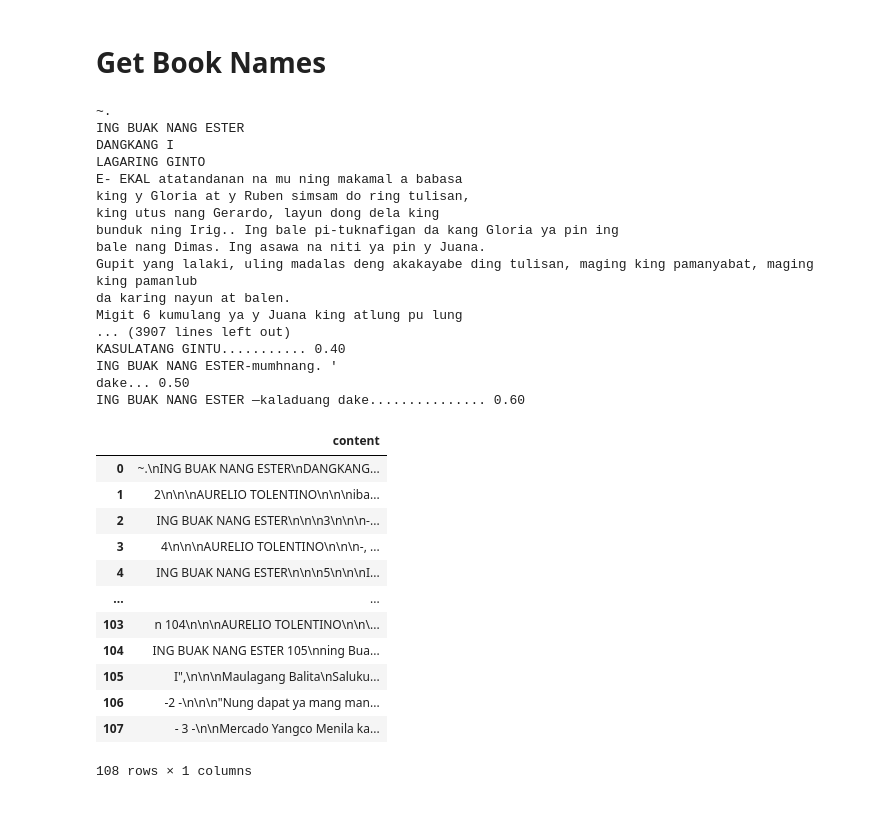
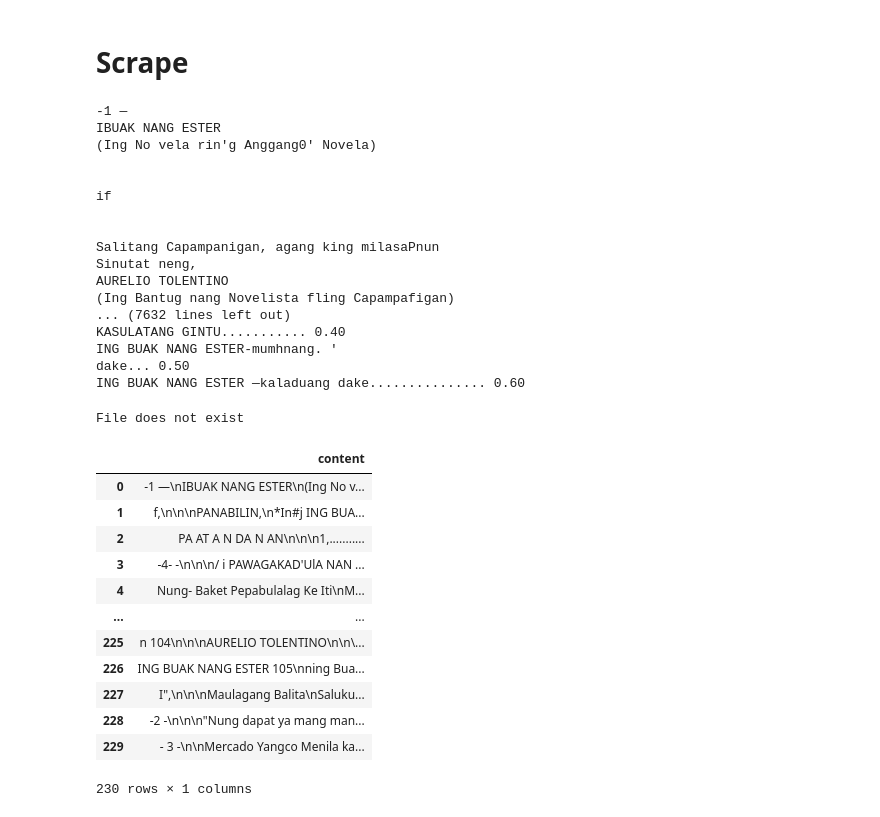
Before and after one commit to CSC-Odyssey/kapampangan-dataset, a Jupyter notebook: scraper-compilation/NovelScraper.ipynb, the cells around one changed output. Saved outputs shown, nothing was run; the diff lists cells and outputs as text; code cells hidden in the pictures.

Commit message:
Fixed Novel Scraping Bug and Finished Scraping

```diff
--- a/scraper-compilation/NovelScraper.ipynb
+++ b/scraper-compilation/NovelScraper.ipynb
@@ -1,5 +1,5 @@
-# %% [markdown]
-# Get Book Names
+# %% [markdown]
+# Scrape
 # %%
 from bs4 import BeautifulSoup
 from selenium import webdriver
@@ -10,7 +10,7 @@ from selenium.webdriver.support import expected_conditions as EC
 import time
 
 browser = webdriver.Chrome("../tools/chromedriver.exe")
-URL_LINK = ("https://quod.lib.umich.edu/p/philamer/apu0949.0001.001/130?q1=Pampanga+literature&view=text")
+URL_LINK = ("https://quod.lib.umich.edu/p/philamer/apu0949.0001.001/8?q1=Pampanga+literature&view=text")
 browser.get(URL_LINK)
 time.sleep(2)
 
@@ -35,19 +35,19 @@ browser.quit()
 for item in contents:
     print(item['content'])
 # %% [output]
-~.
-ING BUAK NANG ESTER
-DANGKANG I
-LAGARING GINTO
-E- EKAL atatandanan na mu ning makamal a babasa
-king y Gloria at y Ruben simsam do ring tulisan,
-king utus nang Gerardo, layun dong dela king
-bunduk ning Irig.. Ing bale pi-tuknafigan da kang Gloria ya pin ing
-bale nang Dimas. Ing asawa na niti ya pin y Juana.
-Gupit yang lalaki, uling madalas deng akakayabe ding tulisan, maging king pamanyabat, maging king pamanlub
-da karing nayun at balen.
-Migit 6 kumulang ya y Juana king atlung pu lung
-... (3907 lines left out)
+-1 —
+IBUAK NANG ESTER
+(Ing No vela rin'g Anggang0' Novela)
+
+
+if
+
+
+Salitang Capampanigan, agang king milasaPnun
+Sinutat neng,
+AURELIO TOLENTINO
+(Ing Bantug nang Novelista fling Capampafigan)
+... (7632 lines left out)
 KASULATANG GINTU........... 0.40
 ING BUAK NANG ESTER-mumhnang. '
 dake... 0.50
@@ -55,33 +55,36 @@ ING BUAK NANG ESTER —kaladuang dake............... 0.60
 # %%
 import json
 import os.path
 import pandas as pd
 
 content_list = []
 
 if os.path.isfile('../json/NovelContent.json') == True:
     with open('../json/NovelContent.json', 'r') as file:
         current_file_content = json.load(file)
         content_list.extend(current_file_content)
 else:
     print("File does not exist")
 
-df = pd.DataFrame(contents)
+content_list.extend(contents)
+
+df = pd.DataFrame(content_list)
 df
 # %% [output]
+File does not exist
 |  | content |
-| 0 | ~.\nING BUAK NANG ESTER\nDANGKANG... |
-| 1 | 2\n\n\nAURELIO TOLENTINO\n\n\niba... |
-| 2 | ING BUAK NANG ESTER\n\n\n3\n\n\n-... |
-| 3 | 4\n\n\nAURELIO TOLENTINO\n\n\n-, ... |
-| 4 | ING BUAK NANG ESTER\n\n\n5\n\n\nI... |
+| 0 | -1 —\nIBUAK NANG ESTER\n(Ing No v... |
+| 1 | f,\n\n\nPANABILIN,\n*In#j ING BUA... |
+| 2 | PA AT A N DA N AN\n\n\n1,........... |
+| 3 | -4- -\n\n\n/ i PAWAGAKAD'UlA NAN ... |
+| 4 | Nung- Baket Pepabulalag Ke Iti\nM... |
 | ... | ... |
-| 103 | n 104\n\n\nAURELIO TOLENTINO\n\n\... |
-| 104 | ING BUAK NANG ESTER 105\nning Bua... |
-| 105 | I",\n\n\nMaulagang Balita\nSaluku... |
-| 106 | -2 -\n\n\n"Nung dapat ya mang man... |
-| 107 | - 3 -\n\nMercado Yangco Menila ka... |
+| 225 | n 104\n\n\nAURELIO TOLENTINO\n\n\... |
+| 226 | ING BUAK NANG ESTER 105\nning Bua... |
+| 227 | I",\n\n\nMaulagang Balita\nSaluku... |
+| 228 | -2 -\n\n\n"Nung dapat ya mang man... |
+| 229 | - 3 -\n\nMercado Yangco Menila ka... |
-108 rows × 1 columns
+230 rows × 1 columns
 # %%
 df.to_csv('ScrapeNovel.csv', index=False)
 df
```
Also changed, not shown: parts of 4 cells of this notebook, 6 other files.
